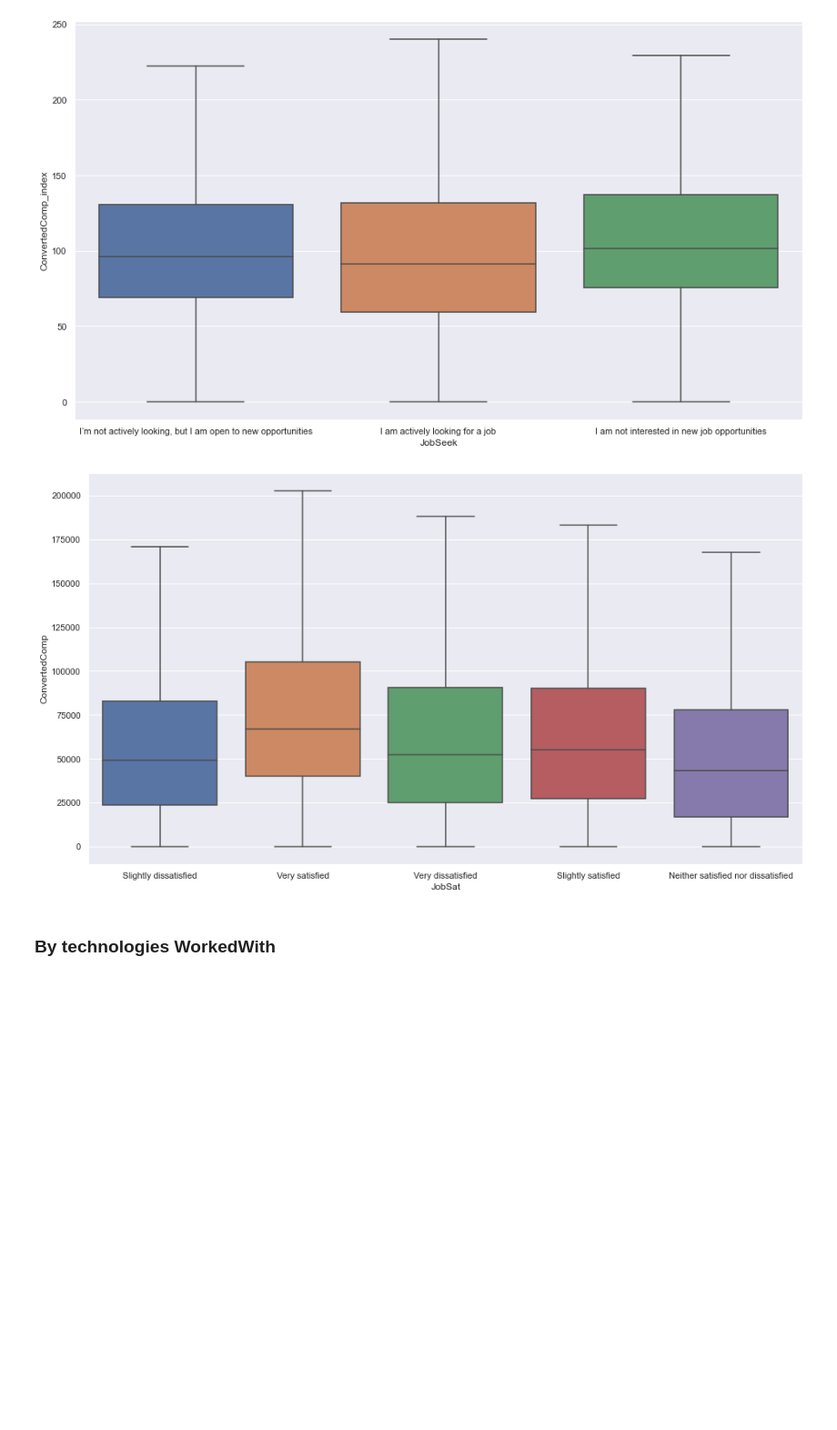
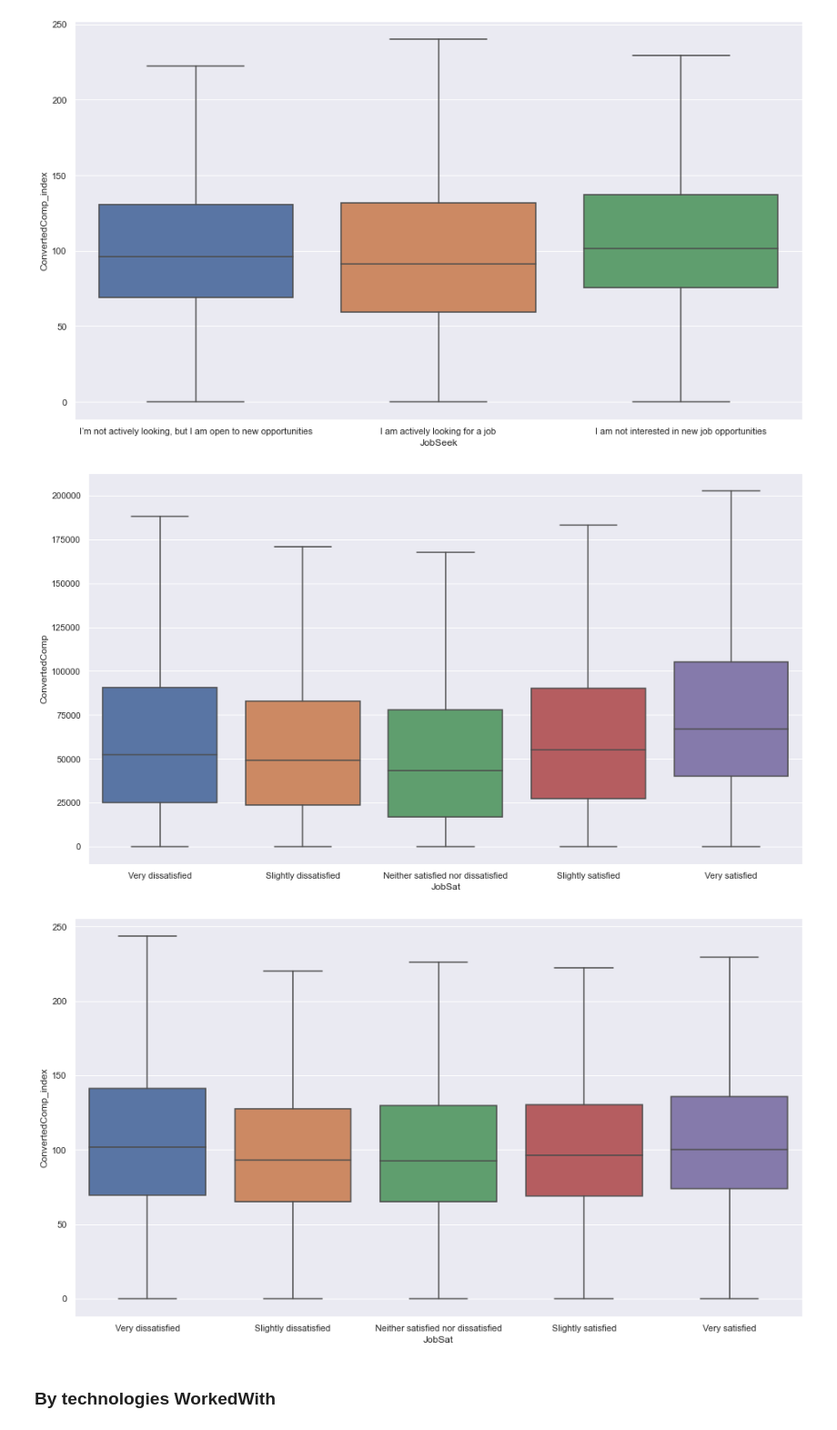
Before and after one commit to erdemsirel/ozu_data_science, a Jupyter notebook: DS 555 - Data Science & Strategy/ds555-project/notebooks/ds555_project-Explanatory-Analysis.ipynb, the cells around one changed output. Shown at 91% size. Saved outputs shown, nothing was run; the diff lists cells and outputs as text; code cells hidden in the pictures; blank space fills up the shorter version.

```diff
--- a/DS 555 - Data Science & Strategy/ds555-project/notebooks/ds555_project-Explanatory-Analysis.ipynb
+++ b/DS 555 - Data Science & Strategy/ds555-project/notebooks/ds555_project-Explanatory-Analysis.ipynb
@@ -192,11 +177,26 @@ ax = sns.boxplot(x="JobSeek", y="ConvertedComp_index", data=data_,
 # %%
 data_ =  data[(data.MainBranch == "I am a developer by profession")
              &  (data.ConvertedComp <= 300000)]
 
 ax = sns.boxplot(x="JobSat", y="ConvertedComp", data=data_,
-                 showfliers = False)
+                 showfliers = False,
+                order=['Very dissatisfied',
+                     'Slightly dissatisfied',
+                     'Neither satisfied nor dissatisfied',
+                     'Slightly satisfied',
+                     'Very satisfied'])
+plt.show()
+ax = sns.boxplot(x="JobSat", y="ConvertedComp_index", data=data_,
+                 showfliers = False,
+                order=['Very dissatisfied',
+                     'Slightly dissatisfied',
+                     'Neither satisfied nor dissatisfied',
+                     'Slightly satisfied',
+                     'Very satisfied'])
+plt.show()
 # %% [output]
-[figure, old version]
+[figure, new version]
+[figure, added]
 # %% [markdown]
 ### By technologies WorkedWith
 # %%
```
Also changed, not shown: parts of 11 cells of this notebook.
